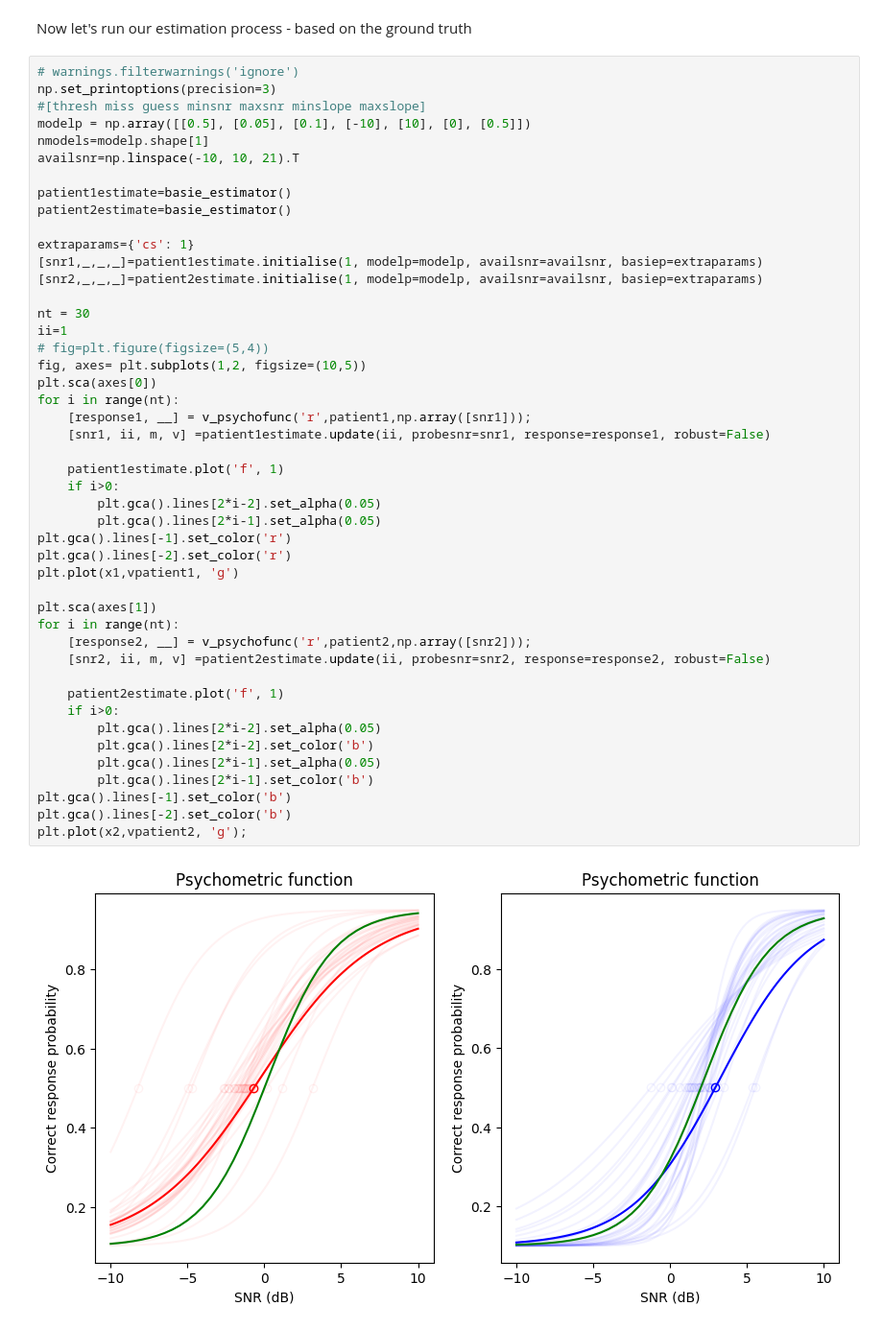
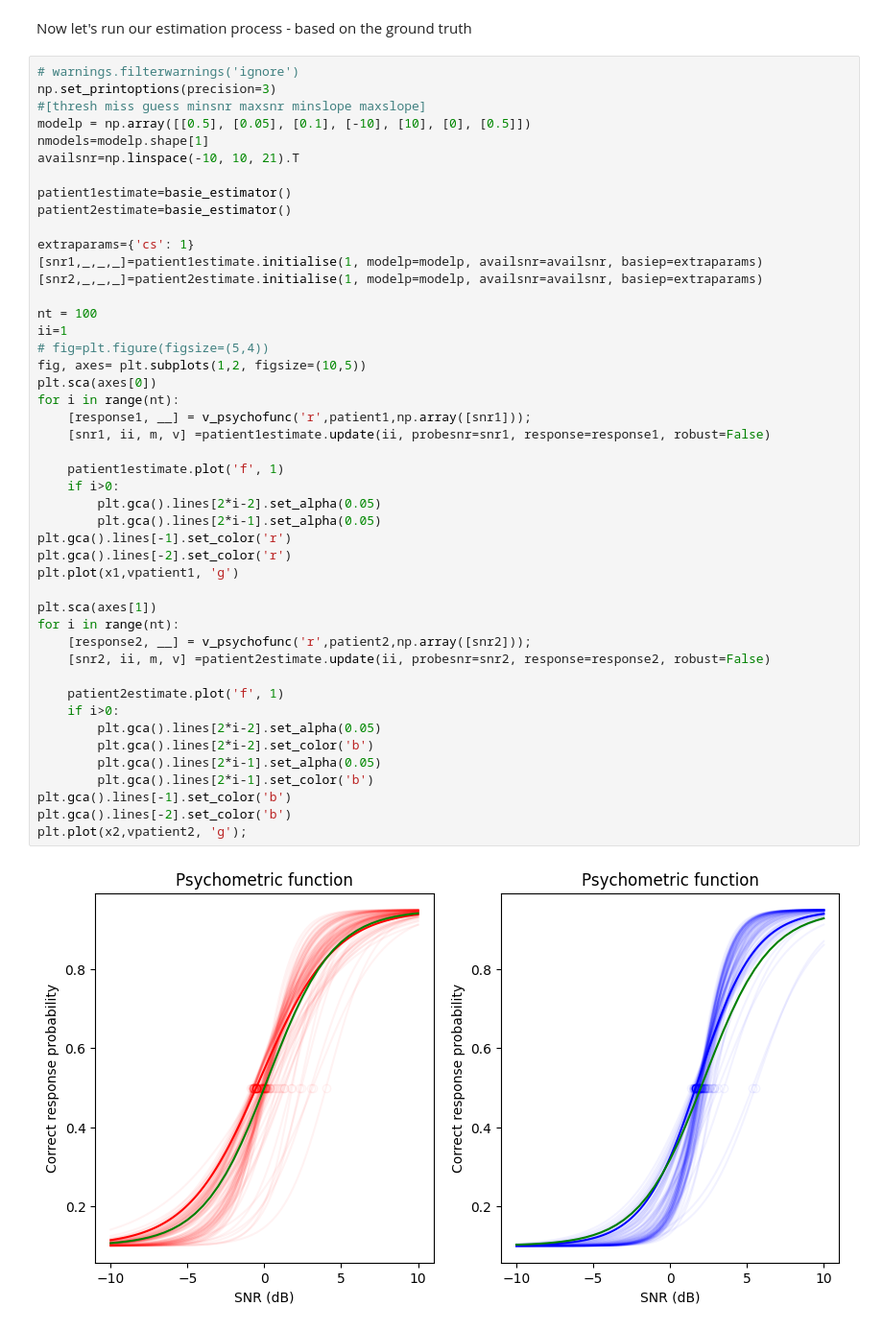
Before and after one commit to ed1016/pybasie, a Jupyter notebook: dev/Demo.ipynb, the cells around one changed output. Shown: that part at 96% size. Cells and saved outputs as stored; diff of their text form.

```diff
--- a/dev/Demo.ipynb
+++ b/dev/Demo.ipynb
@@ -49,39 +49,39 @@ extraparams={'cs': 1}
 [snr1,_,_,_]=patient1estimate.initialise(1, modelp=modelp, availsnr=availsnr, basiep=extraparams)
 [snr2,_,_,_]=patient2estimate.initialise(1, modelp=modelp, availsnr=availsnr, basiep=extraparams)
 
-nt = 30
+nt = 100
 ii=1
 # fig=plt.figure(figsize=(5,4))
 fig, axes= plt.subplots(1,2, figsize=(10,5))
 plt.sca(axes[0])
 for i in range(nt):
     [response1, __] = v_psychofunc('r',patient1,np.array([snr1]));
     [snr1, ii, m, v] =patient1estimate.update(ii, probesnr=snr1, response=response1, robust=False)
 
     patient1estimate.plot('f', 1)
     if i>0:
         plt.gca().lines[2*i-2].set_alpha(0.05)
         plt.gca().lines[2*i-1].set_alpha(0.05)
 plt.gca().lines[-1].set_color('r')
 plt.gca().lines[-2].set_color('r')
 plt.plot(x1,vpatient1, 'g')
 
 plt.sca(axes[1])
 for i in range(nt):
     [response2, __] = v_psychofunc('r',patient2,np.array([snr2]));
     [snr2, ii, m, v] =patient2estimate.update(ii, probesnr=snr2, response=response2, robust=False)
 
     patient2estimate.plot('f', 1)
     if i>0:
         plt.gca().lines[2*i-2].set_alpha(0.05)
         plt.gca().lines[2*i-2].set_color('b')
         plt.gca().lines[2*i-1].set_alpha(0.05)
         plt.gca().lines[2*i-1].set_color('b')
 plt.gca().lines[-1].set_color('b')
 plt.gca().lines[-2].set_color('b')
 plt.plot(x2,vpatient2, 'g');
 # %% [output]
-[figure, old version]
+[figure, new version]
 # %%
 fig, axes = plt.subplots(1,2, figsize=(10,5))
 plt.sca(axes[0])
```
Also changed, not shown: parts of 2 cells of this notebook, 15 other files.
